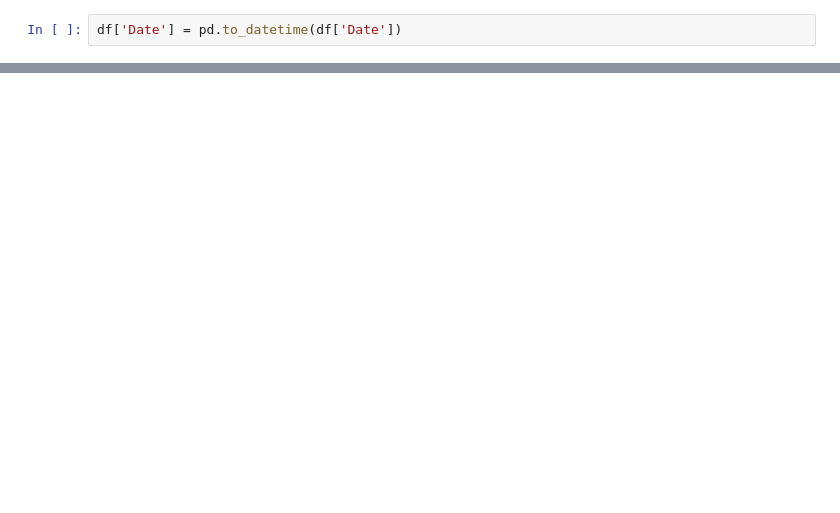
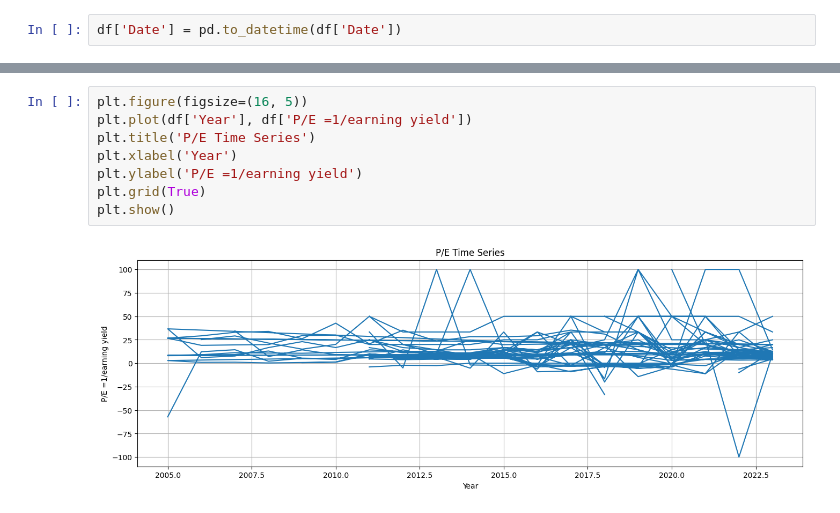
Before and after one commit to lakshitakaushik/portfolio, a Jupyter notebook: Untitled0.ipynb, the cells around one changed output, grey strips where cells are left out. Cells and saved outputs as stored; diff of their text form; blank space fills up the shorter version.

```diff
--- a/Untitled0.ipynb
+++ b/Untitled0.ipynb
@@ -51,0 +127,10 @@ Yes Bank              137760.539309
+# %%
+plt.figure(figsize=(16, 5))
+plt.plot(df['Year'], df['P/E =1/earning yield'])
+plt.title('P/E Time Series')
+plt.xlabel('Year')
+plt.ylabel('P/E =1/earning yield')
+plt.grid(True)
+plt.show()
+# %% [output]
+[figure, added]
```
Also changed, not shown: parts of 14 cells of this notebook.
